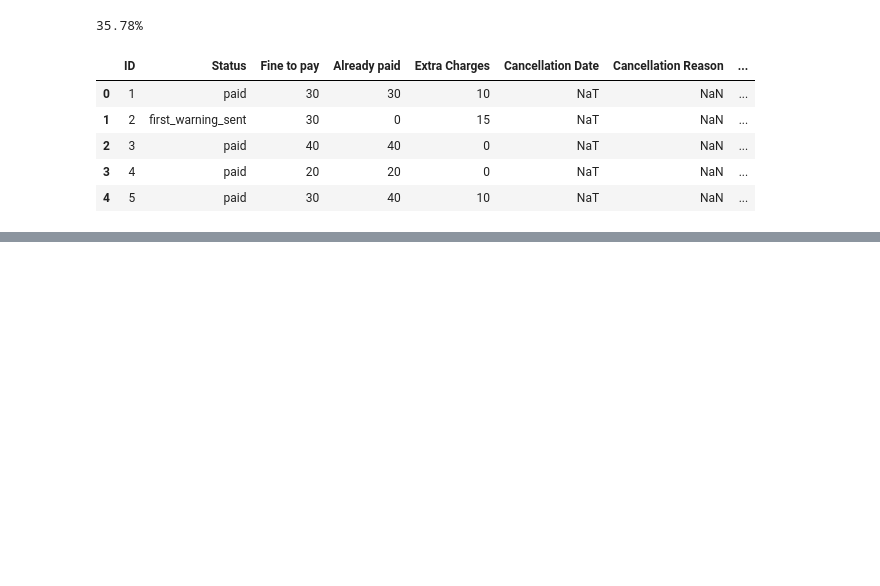
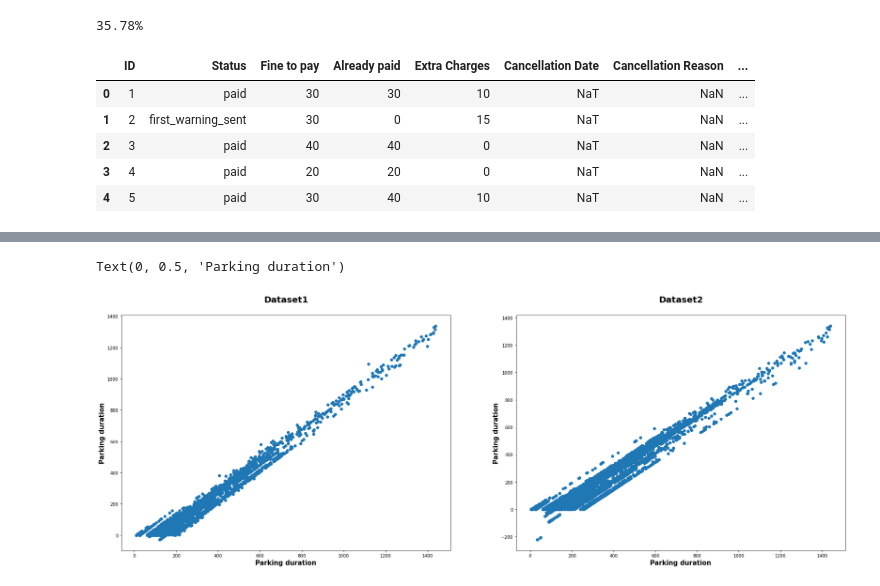
Before and after one commit to ANH2510/Parking-Service, a Jupyter notebook: challenge_1.ipynb, the cells around one changed output, grey strips where cells are left out. Saved outputs shown, nothing was run; the diff lists cells and outputs as text; code cells hidden in the pictures; blank space fills up the shorter version.

```diff
--- a/challenge_1.ipynb
+++ b/challenge_1.ipynb
@@ -110,0 +139,14 @@ Text(0, 0.5, 'first_ticket_period')
+# %%
+fig, (ax1, ax2) = plt.subplots(ncols = 2, nrows = 1, figsize = (30,10))
+
+ax1.scatter(x=data1['Parking duration'], y = data1['Exceeded duration'])
+ax1.set_title("Dataset1", weight = "bold", fontsize = 20, pad = 30)
+ax1.set_xlabel("Parking duration", weight = "bold", fontsize = 15)
+ax1.set_ylabel("Parking duration", weight = "bold", fontsize = 15)
+ax2.scatter(x=data2['Parking duration'], y = data2['Exceeded duration'])
+ax2.set_title("Dataset2", weight = "bold", fontsize = 20, pad = 30)
+ax2.set_xlabel("Parking duration", weight = "bold", fontsize = 15)
+ax2.set_ylabel("Parking duration", weight = "bold", fontsize = 15)
+# %% [output]
+Text(0, 0.5, 'Parking duration')
+[figure, added]
```
Also changed, not shown: parts of 19 cells of this notebook.
